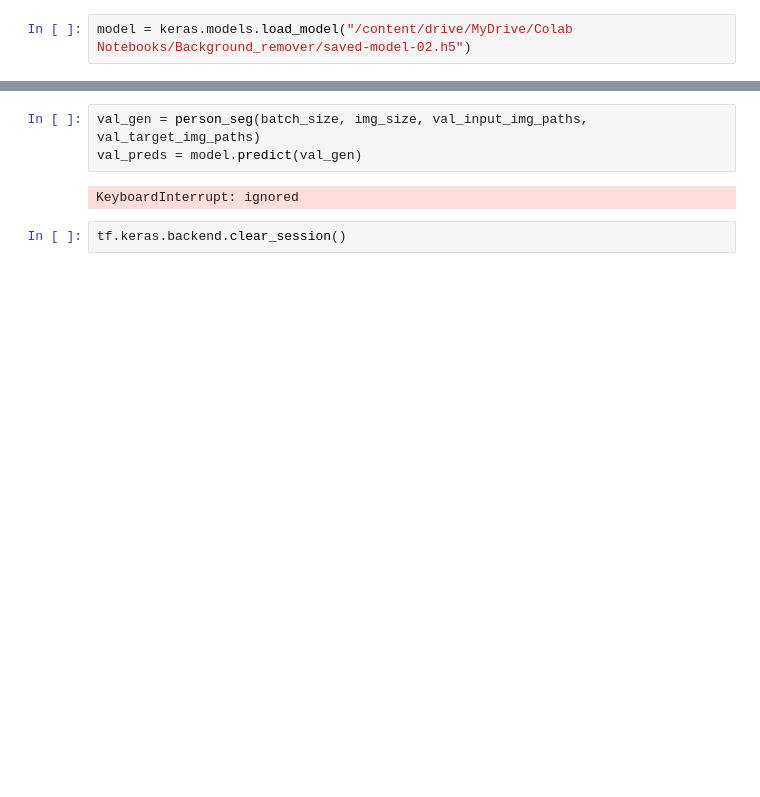
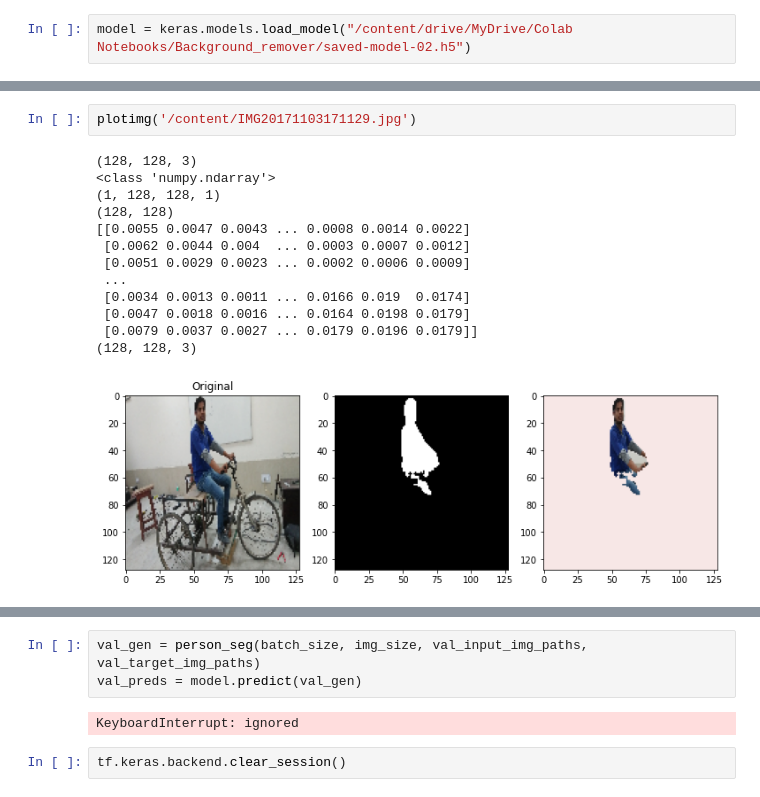
Before and after one commit to G0rav/Automatic_Background_Removal, a Jupyter notebook: Background_remover.ipynb, the cells around one changed output, grey strips where cells are left out. Cells and saved outputs as stored; diff of their text form; blank space fills up the shorter version.

```diff
--- a/Background_remover.ipynb
+++ b/Background_remover.ipynb
@@ -556,0 +540,16 @@ plt.show()
+# %%
+plotimg('/content/IMG20171103171129.jpg')
+# %% [output]
+(128, 128, 3)
+<class 'numpy.ndarray'>
+(1, 128, 128, 1)
+(128, 128)
+[[0.0055 0.0047 0.0043 ... 0.0008 0.0014 0.0022]
+ [0.0062 0.0044 0.004  ... 0.0003 0.0007 0.0012]
+ [0.0051 0.0029 0.0023 ... 0.0002 0.0006 0.0009]
+ ...
+ [0.0034 0.0013 0.0011 ... 0.0166 0.019  0.0174]
+ [0.0047 0.0018 0.0016 ... 0.0164 0.0198 0.0179]
+ [0.0079 0.0037 0.0027 ... 0.0179 0.0196 0.0179]]
+(128, 128, 3)
+[figure, added]
```
Also changed, not shown: parts of 26 cells of this notebook.
